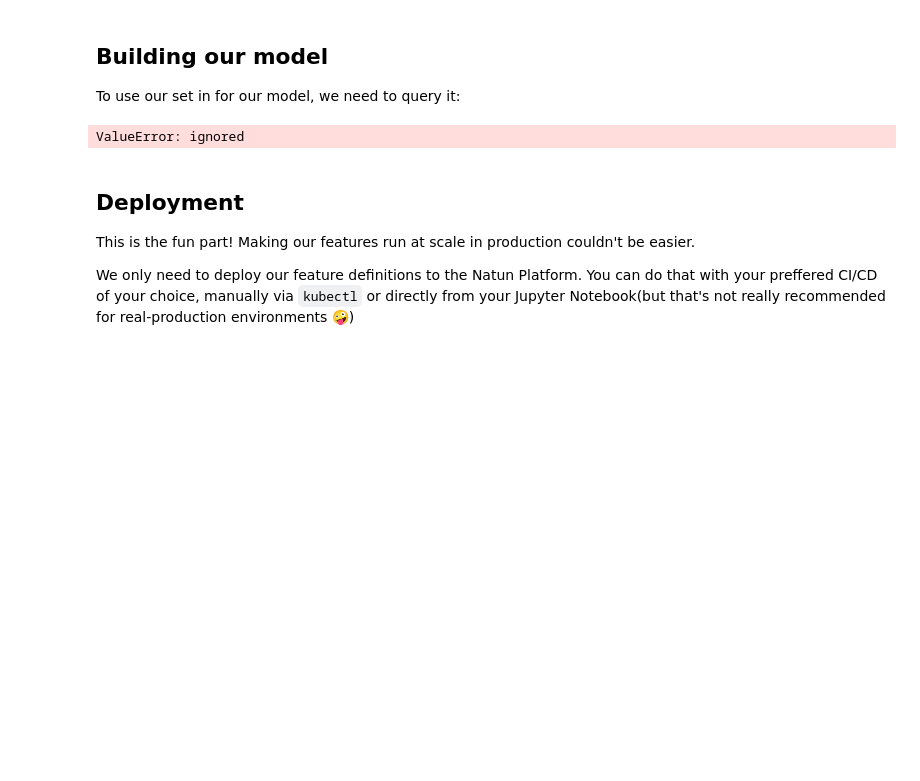
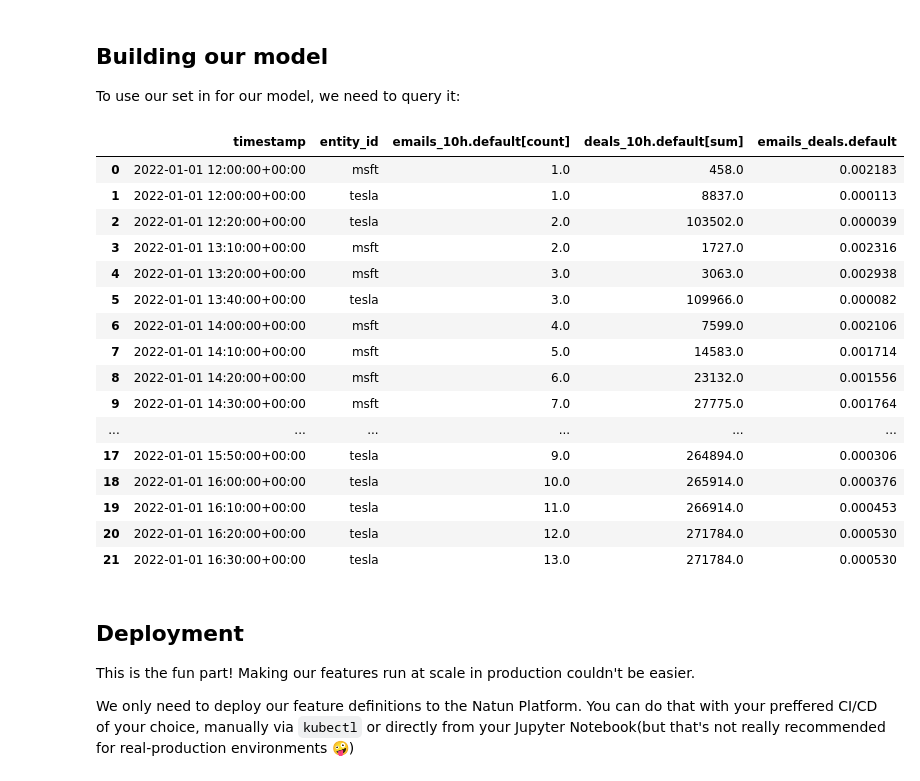
Before and after one commit to raptor-ml/docs, a Jupyter notebook: docs/getting-started-with-labsdk.ipynb, the cells around one changed output. Saved outputs shown, nothing was run; the diff lists cells and outputs as text; code cells hidden in the pictures; blank space fills up the shorter version.

```diff
--- a/docs/getting-started-with-labsdk.ipynb
+++ b/docs/getting-started-with-labsdk.ipynb
@@ -129,9 +129,26 @@ emails_deals.replay(df, entity_id_field="account_id")
 To use our set in for our model, we need to query it:
 # %%
 df = deal_prediction.historical_get(since='2020-1-1', until='2022-12-31')
+df
 # model.fit(df)
 # %% [output]
-ValueError: ignored
+|  | timestamp | entity_id | emails_10h.default[count] | deals_10h.default[sum] | emails_deals.default |
+| 0 | 2022-01-01 12:00:00+00:00 | msft | 1.0 | 458.0 | 0.002183 |
+| 1 | 2022-01-01 12:00:00+00:00 | tesla | 1.0 | 8837.0 | 0.000113 |
+| 2 | 2022-01-01 12:20:00+00:00 | tesla | 2.0 | 103502.0 | 0.000039 |
+| 3 | 2022-01-01 13:10:00+00:00 | msft | 2.0 | 1727.0 | 0.002316 |
+| 4 | 2022-01-01 13:20:00+00:00 | msft | 3.0 | 3063.0 | 0.002938 |
+| 5 | 2022-01-01 13:40:00+00:00 | tesla | 3.0 | 109966.0 | 0.000082 |
+| 6 | 2022-01-01 14:00:00+00:00 | msft | 4.0 | 7599.0 | 0.002106 |
+| 7 | 2022-01-01 14:10:00+00:00 | msft | 5.0 | 14583.0 | 0.001714 |
+| 8 | 2022-01-01 14:20:00+00:00 | msft | 6.0 | 23132.0 | 0.001556 |
+| 9 | 2022-01-01 14:30:00+00:00 | msft | 7.0 | 27775.0 | 0.001764 |
+| ... | ... | ... | ... | ... | ... |
+| 17 | 2022-01-01 15:50:00+00:00 | tesla | 9.0 | 264894.0 | 0.000306 |
+| 18 | 2022-01-01 16:00:00+00:00 | tesla | 10.0 | 265914.0 | 0.000376 |
+| 19 | 2022-01-01 16:10:00+00:00 | tesla | 11.0 | 266914.0 | 0.000453 |
+| 20 | 2022-01-01 16:20:00+00:00 | tesla | 12.0 | 271784.0 | 0.000530 |
+| 21 | 2022-01-01 16:30:00+00:00 | tesla | 13.0 | 271784.0 | 0.000530 |
 # %% [markdown]
 ## Deployment
 This is the fun part! Making our features run at scale in production couldn't be easier.
```
Also changed, not shown: parts of 3 cells of this notebook.
